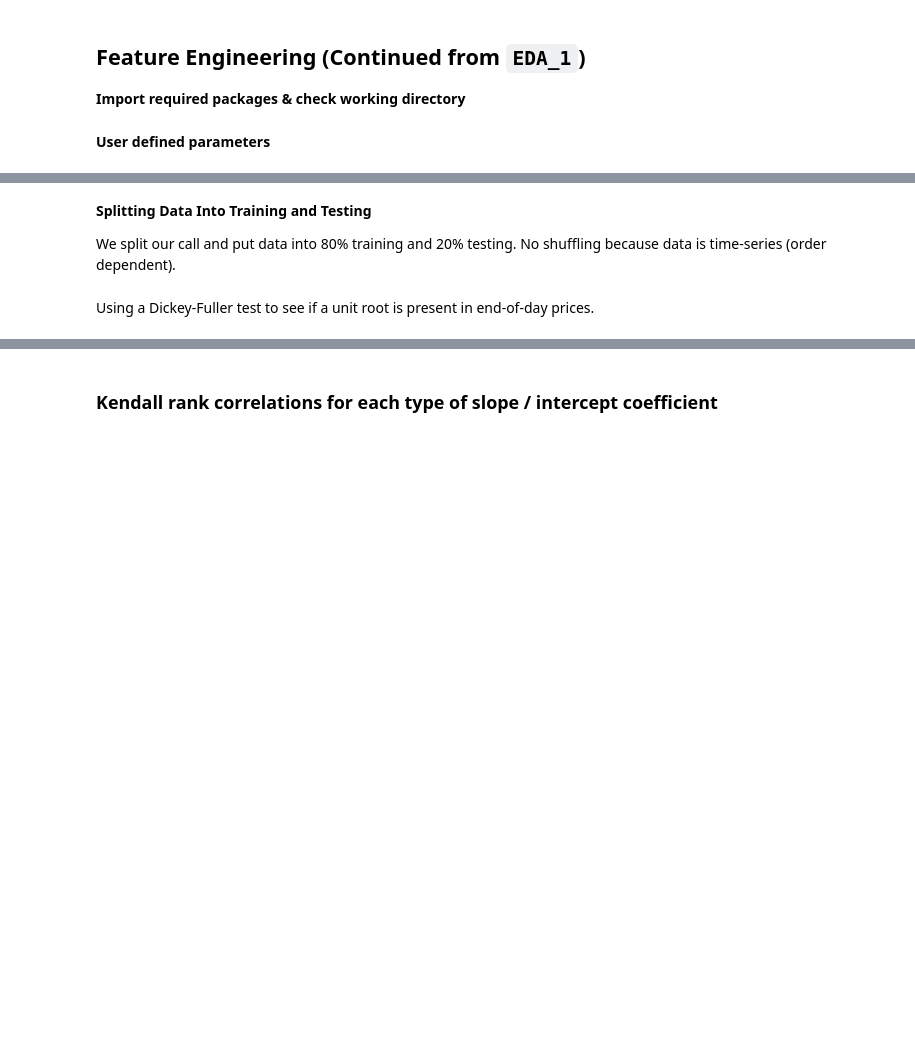
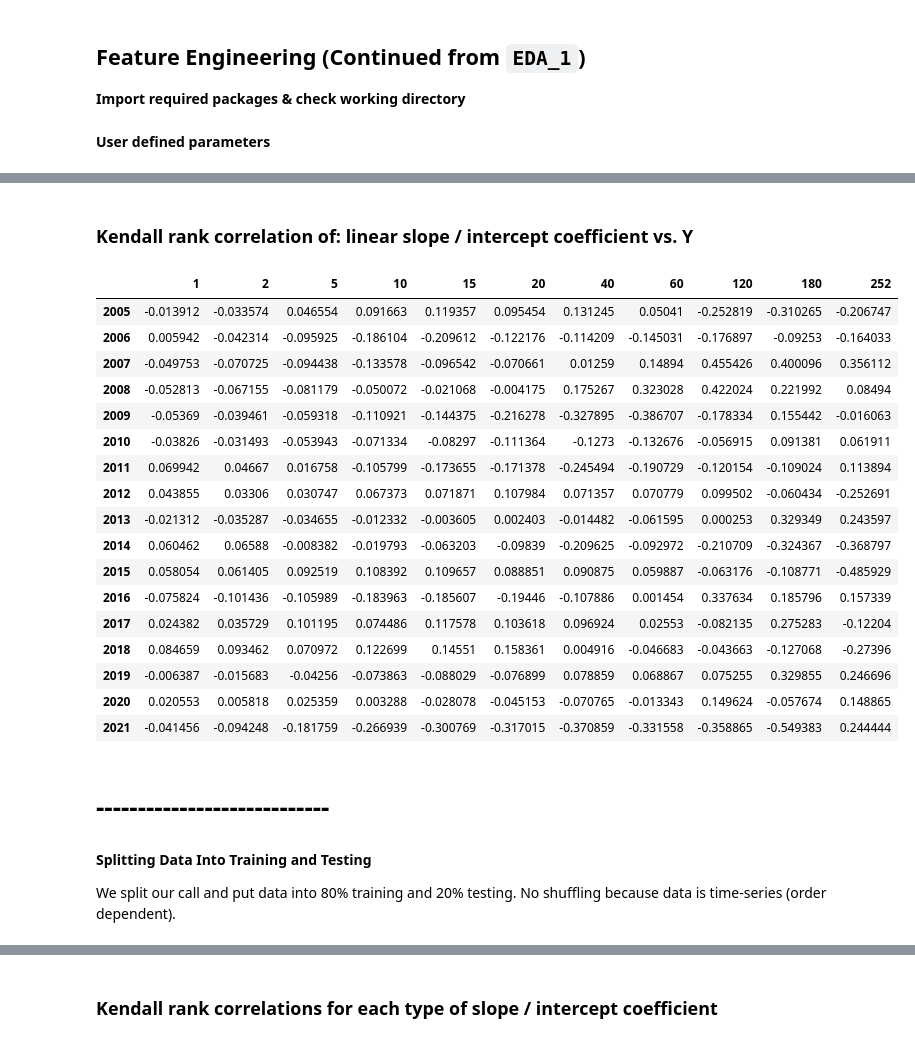
Before and after one commit to jacktan1/Options-Project, a Jupyter notebook: src/EDA_2.ipynb, the cells around one changed output, grey strips where cells are left out. Saved outputs shown, nothing was run; the diff lists cells and outputs as text; code cells hidden in the pictures; blank space fills up the shorter version.

```diff
--- a/src/EDA_2.ipynb
+++ b/src/EDA_2.ipynb
@@ -58,0 +209,16 @@ for n in ["calls", "puts"]:
+# %%
+test_lag = "1"
+dickey_df = pd.DataFrame(columns=["year", "ADF statistic", "p-value"])
+
+for n in range(min_year, max_year + 1):
+    # Filter by year
+    year_df = Y_LAGS_STAT[pd.to_datetime(Y_LAGS_STAT["date"]).dt.year == n]
+    # Get stats
+    if not year_df.empty:
+        adf_year = adfuller(year_df[test_lag].dropna(), regression="c", autolag="AIC")
+        dickey_df = dickey_df.append({"year": n, "ADF statistic": adf_year[0], "p-value": adf_year[1]},
+                                     ignore_index=True)
+
+dickey_df["year"] = dickey_df["year"].astype(int)
+
+dickey_df
@@ -58,0 +321,29 @@ for n in ["calls", "puts"]:
+# %% [markdown]
+### Kendall rank correlation of: linear slope / intercept coefficient vs. Y
+# %%
+from scipy.stats import kendalltau
+
+TAU_RESULTS = {"delta interest": {"call": {}, "put": {}}, "volume": {"call": {}, "put": {}}}
+
+for n_1 in ["delta interest", "volume"]:
+    for n_2 in ["call", "put"]:
+        for n_3 in model_types:
+            TAU_RESULTS[n_1][n_2][n_3] = dict()
+            my_years = np.arange(min_year, max_year + 1)
+            TAU_RESULTS[n_1][n_2][n_3]["coef"] = pd.DataFrame(index=my_years, columns=my_lags)
+            TAU_RESULTS[n_1][n_2][n_3]["intercept"] = pd.DataFrame(index=my_years, columns=my_lags)
+
+            temp_df1 = LR_RESULTS[n_1][n_2][n_3]
+            temp_df1 = temp_df1.merge(Y_LAGS_STAT, how="left", on="date", validate="1:1")
+            temp_df1 = temp_df1
+
+            for n_4 in my_years:
+                temp_df2 = temp_df1[pd.to_datetime(temp_df1["date"]).dt.year == n_4]
+                for n_5 in my_lags:
+                    temp_df3 = temp_df2[["coef", "intercept", str(n_5)]].dropna()
+                    if not temp_df3.empty:
+                        [c_tau, c_pval] = kendalltau(temp_df3["coef"], temp_df3[str(n_5)])
+                        [i_tau, i_pval] = kendalltau(temp_df3["intercept"], temp_df3[str(n_5)])
+
+                        TAU_RESULTS[n_1][n_2][n_3]["coef"].loc[n_4, n_5] = round(c_tau, 6)
+                        TAU_RESULTS[n_1][n_2][n_3]["intercept"].loc[n_4, n_5] = round(i_tau, 6)
@@ -59,3 +381,26 @@ for n in ["calls", "puts"]:
+# %%
+TAU_RESULTS["delta interest"]["call"]["baseline"]["coef"]
+# %% [output]
+|  | 1 | 2 | 5 | 10 | 15 | 20 | 40 | 60 | 120 | 180 | 252 |
+| 2005 | -0.013912 | -0.033574 | 0.046554 | 0.091663 | 0.119357 | 0.095454 | 0.131245 | 0.05041 | -0.252819 | -0.310265 | -0.206747 |
+| 2006 | 0.005942 | -0.042314 | -0.095925 | -0.186104 | -0.209612 | -0.122176 | -0.114209 | -0.145031 | -0.176897 | -0.09253 | -0.164033 |
+| 2007 | -0.049753 | -0.070725 | -0.094438 | -0.133578 | -0.096542 | -0.070661 | 0.01259 | 0.14894 | 0.455426 | 0.400096 | 0.356112 |
+| 2008 | -0.052813 | -0.067155 | -0.081179 | -0.050072 | -0.021068 | -0.004175 | 0.175267 | 0.323028 | 0.422024 | 0.221992 | 0.08494 |
+| 2009 | -0.05369 | -0.039461 | -0.059318 | -0.110921 | -0.144375 | -0.216278 | -0.327895 | -0.386707 | -0.178334 | 0.155442 | -0.016063 |
+| 2010 | -0.03826 | -0.031493 | -0.053943 | -0.071334 | -0.08297 | -0.111364 | -0.1273 | -0.132676 | -0.056915 | 0.091381 | 0.061911 |
+| 2011 | 0.069942 | 0.04667 | 0.016758 | -0.105799 | -0.173655 | -0.171378 | -0.245494 | -0.190729 | -0.120154 | -0.109024 | 0.113894 |
+| 2012 | 0.043855 | 0.03306 | 0.030747 | 0.067373 | 0.071871 | 0.107984 | 0.071357 | 0.070779 | 0.099502 | -0.060434 | -0.252691 |
+| 2013 | -0.021312 | -0.035287 | -0.034655 | -0.012332 | -0.003605 | 0.002403 | -0.014482 | -0.061595 | 0.000253 | 0.329349 | 0.243597 |
+| 2014 | 0.060462 | 0.06588 | -0.008382 | -0.019793 | -0.063203 | -0.09839 | -0.209625 | -0.092972 | -0.210709 | -0.324367 | -0.368797 |
+| 2015 | 0.058054 | 0.061405 | 0.092519 | 0.108392 | 0.109657 | 0.088851 | 0.090875 | 0.059887 | -0.063176 | -0.108771 | -0.485929 |
+| 2016 | -0.075824 | -0.101436 | -0.105989 | -0.183963 | -0.185607 | -0.19446 | -0.107886 | 0.001454 | 0.337634 | 0.185796 | 0.157339 |
+| 2017 | 0.024382 | 0.035729 | 0.101195 | 0.074486 | 0.117578 | 0.103618 | 0.096924 | 0.02553 | -0.082135 | 0.275283 | -0.12204 |
+| 2018 | 0.084659 | 0.093462 | 0.070972 | 0.122699 | 0.14551 | 0.158361 | 0.004916 | -0.046683 | -0.043663 | -0.127068 | -0.27396 |
+| 2019 | -0.006387 | -0.015683 | -0.04256 | -0.073863 | -0.088029 | -0.076899 | 0.078859 | 0.068867 | 0.075255 | 0.329855 | 0.246696 |
+| 2020 | 0.020553 | 0.005818 | 0.025359 | 0.003288 | -0.028078 | -0.045153 | -0.070765 | -0.013343 | 0.149624 | -0.057674 | 0.148865 |
+| 2021 | -0.041456 | -0.094248 | -0.181759 | -0.266939 | -0.300769 | -0.317015 | -0.370859 | -0.331558 | -0.358865 | -0.549383 | 0.244444 |
+# %% [markdown]
+# ----------------------------
 # %% [markdown]
 **Splitting Data Into Training and Testing**
 
@@ -66,5 +411,3 @@ all_dates = np.sort(calls_df["date"].unique())
 dates_train, dates_test = train_test_split(all_dates, test_size=0.2, random_state=None, shuffle=False)
 
 adj_closing_train = adj_closing_df[adj_closing_df["date"].isin(dates_train)]
-# %% [markdown]
-Using a Dickey-Fuller test to see if a unit root is present in end-of-day prices.
```
Also changed, not shown: parts of 60 cells of this notebook, 53 other files.
